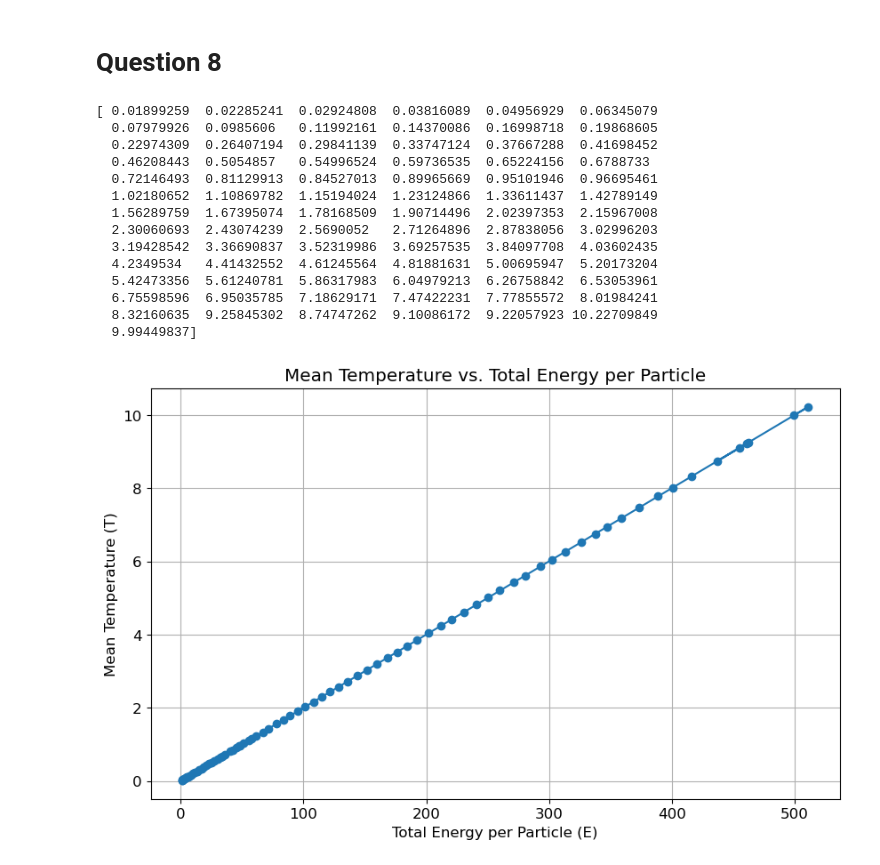
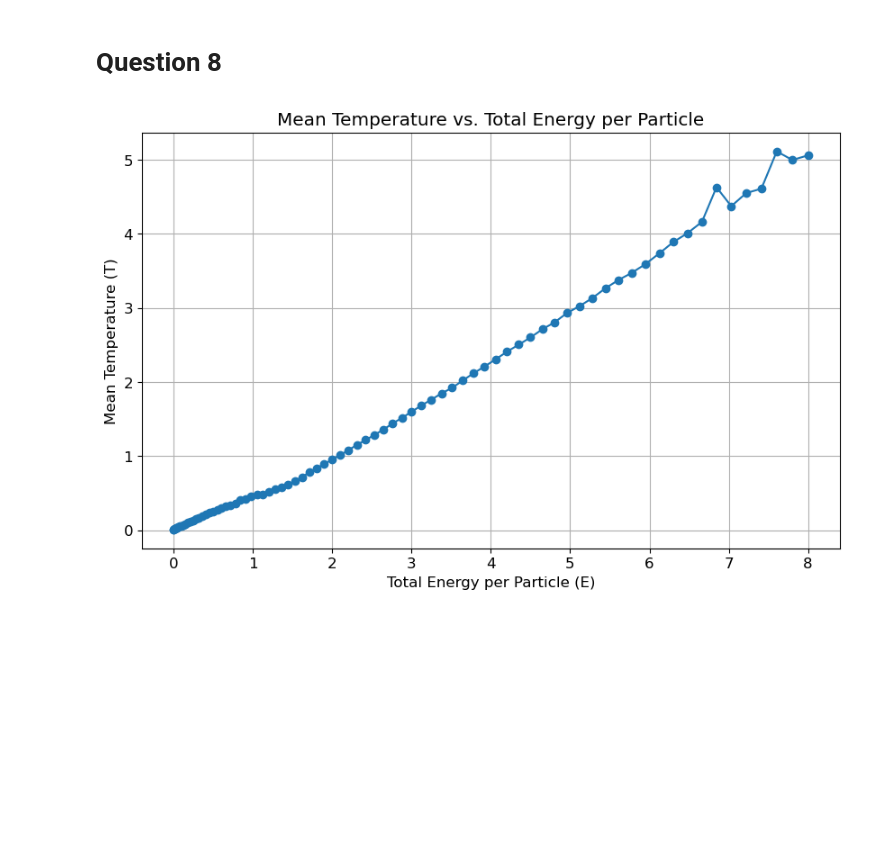
Before and after one commit to MoSpoonRhakib/EID444HW4, a Jupyter notebook: EID444HW4-Mohammed Rhakib.ipynb, the cells around one changed output. Saved outputs shown, nothing was run; the diff lists cells and outputs as text; code cells hidden in the pictures; blank space fills up the shorter version.

```diff
--- a/EID444HW4-Mohammed Rhakib.ipynb
+++ b/EID444HW4-Mohammed Rhakib.ipynb
@@ -291,11 +291,12 @@ def create_unit_vectors(N, seed):
 k_b = 1.0
 
 def calc_temp(trajectory, t):
-    ''' Calculates temperature at each frame of trajectory - essentially the average KE'''
-    particle = len(trajectory[1])
-    masses = np.ones(particle)
-    KE = calc_KE(trajectory, masses, t)
-    Temperature = 2*(KE) / (particle * k_b)
+    ''' Calculates temperature at each frame of trajectory'''
+
+    #Credit to Suha for helping me modify calc_temp such that the MB distributin matches the speed distribution
+    velocities = (trajectory[2:] - trajectory[:-2]) / (2 * t)
+    speeds_sq = np.sum(velocities**2, axis=2)
+    Temperature = np.mean(speeds_sq, axis=1)/2
     return Temperature
 
 def MB_distribution(mean_temperatures, v_max, dv):
@@ -330,13 +331,10 @@ def speed_distribution(trajectories, dt, v_max, dv):
 
         #Detect equilibration time index
         t0_index, _, _ = pt.detect_equilibration(calc_temp(trajectory, dt))
-
         #Extract speeds after equilibration
         speeds = np.linalg.norm(velocities[t0_index:], axis=-1).flatten()
-
         #Define bins
         bins = np.arange(0, v_max + dv, dv)
-
         #Plot histogram
         plt.hist(speeds, bins=bins, density=True, label=f"v_init = {v_init}")
 
@@ -514,54 +506,38 @@ speed_distribution_overlay(trajectories, mean_temperatures, dt, v_max, dv)
 # %%
 #Smaller initial velocity spacings
 
-v_init_small = np.arange(0.05, 4.00, 0.05)
+v_init_small = np.arange(0.05, 4.05, 0.05)
 
 num_v = len(v_init_small)
 T_fine = np.zeros(num_v)
 E_fine = np.zeros(num_v)
 
+
+positions = shift(make_triangular_lattice(np.array([0, 0]), N, 2**(1/6)), L)
+
 for i, v_init in enumerate(v_init_small):
 
-    positions = shift(make_triangular_lattice(np.array([0, 0]), N, 2**(1/6)), L)
     velocities = v_init * create_unit_vectors(N*N, seed=20)
 
-    trajectory, _ = simulation(R_0=positions, v_0=velocities, m=masses, t=dt, t_max=20, sigma=1, epsilon=1, L=L)
+    trajectory, _ = simulation(R_0=positions, v_0=velocities, m=masses, t=0.01, t_max=20, sigma=1, epsilon=1, L=L)
 
 
-    # Compute mean temperature after equilibration
+    #Compute mean temperature after equilibration
     t0_index, _, _ = pt.detect_equilibration(calc_temp(trajectory, dt))
     T_fine[i] = np.mean(calc_temp(trajectory[t0_index:], dt))
 
 
-    # Compute total energy per particle (KE), assume PE=0
-    ke_values = calc_KE(trajectory, masses, dt)
+    #Compute total energy per particle (KE), assume PE=0
+    ke_values = 0.5 * (np.sum(velocities**2, axis=1))
+    E_fine[i] = ke_values[0]  # Compute energy
 
-    E_fine[i] = np.mean(ke_values[t0_index:])  # Compute energy
-
-# Plot mean temperature vs. total energy per particle
+#Plot mean temperature vs. total energy per particle
 plt.figure(figsize=(10, 6))
 plt.plot(E_fine, T_fine, marker="o", linestyle="-")
-
-print(T_fine)
-
 plt.xlabel("Total Energy per Particle (E)")
 plt.ylabel("Mean Temperature (T)")
 plt.title("Mean Temperature vs. Total Energy per Particle")
 plt.grid()
 plt.show()
 # %% [output]
-[ 0.01899259  0.02285241  0.02924808  0.03816089  0.04956929  0.06345079
-  0.07979926  0.0985606   0.11992161  0.14370086  0.16998718  0.19868605
-  0.22974309  0.26407194  0.29841139  0.33747124  0.37667288  0.41698452
-  0.46208443  0.5054857   0.54996524  0.59736535  0.65224156  0.6788733
-  0.72146493  0.81129913  0.84527013  0.89965669  0.95101946  0.96695461
-  1.02180652  1.10869782  1.15194024  1.23124866  1.33611437  1.42789149
-  1.56289759  1.67395074  1.78168509  1.90714496  2.02397353  2.15967008
-  2.30060693  2.43074239  2.5690052   2.71264896  2.87838056  3.02996203
-  3.19428542  3.36690837  3.52319986  3.69257535  3.84097708  4.03602435
-  4.2349534   4.41432552  4.61245564  4.81881631  5.00695947  5.20173204
-  5.42473356  5.61240781  5.86317983  6.04979213  6.26758842  6.53053961
-  6.75598596  6.95035785  7.18629171  7.47422231  7.77855572  8.01984241
-  8.32160635  9.25845302  8.74747262  9.10086172  9.22057923 10.22709849
-  9.99449837]
-[figure, old version]
+[figure, new version]
```
Also changed, not shown: parts of 10 cells of this notebook.
